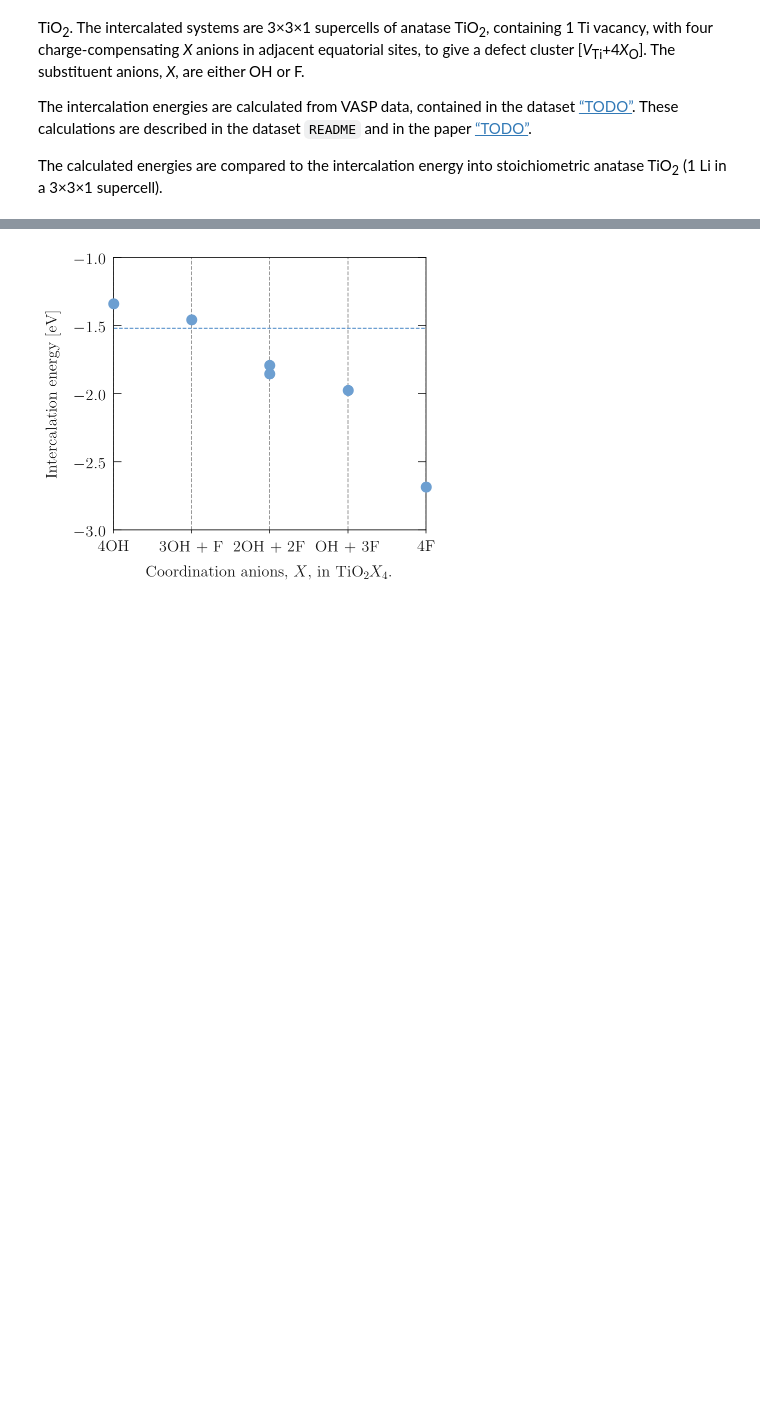
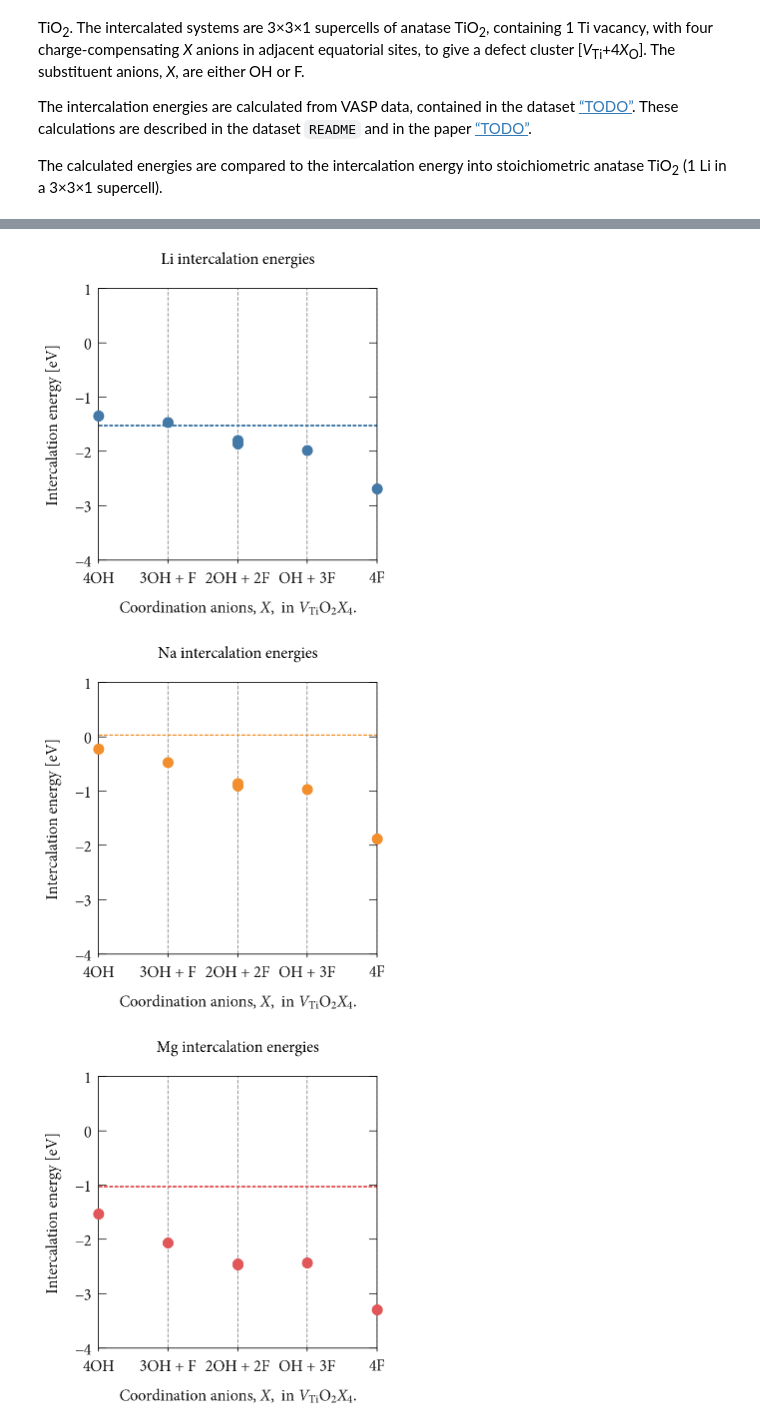
Before and after one commit to bjmorgan/data_F-TiO2_intercalation_anions, a Jupyter notebook: analysis/Intercalation energies.ipynb, the cells around one changed output, grey strips where cells are left out. Saved outputs shown, nothing was run; the diff lists cells and outputs as text; code cells hidden in the pictures; blank space fills up the shorter version.

```diff
--- a/analysis/Intercalation energies.ipynb
+++ b/analysis/Intercalation energies.ipynb
@@ -72,5 +73,7 @@ elemental Li
-# %%
-calculations['elemental Li'] /= calculations['elemental Li'].stoichiometry['Li']
+# %%
+ions = [ 'Li', 'Na', 'Mg', 'Ca', 'Al' ]
+for i in ions:
+    calculations['elemental {}'.format(i)] /= calculations['elemental {}'.format(i)].stoichiometry[i]
 # %%
 to_calculate = [ [ 4, '4F' ],
                  [ 3, '3F+1OH' ],
@@ -82,10 +85,14 @@ to_calculate = [ [ 4, '4F' ],
 to_plot = []
 for n_F, string in to_calculate:
 #     print( n_OH, string )
-    intercalation_energy = delta_E( [ calculations['TiO2 {} stoichiometric'.format( string )], calculations['elemental Li'] ],
-                                    [ calculations['TiO2 {} + Li'.format( string ) ] ] )
-    to_plot.append( [ n_F, intercalation_energy ] )
+    intercalation_energies = [ delta_E( [ calculations['TiO2 {} stoichiometric'.format( string )], calculations['elemental {}'.format(i)] ],
+                                    [ calculations['TiO2 {} + {}'.format( string, i ) ] ] ) for i in ions ]
+    to_plot.append( [n_F] + intercalation_energies )
+
+anatase_intercalation_energies = [ delta_E( [ calculations['stoichiometric anatase'], calculations['elemental {}'.format(i)] ],
+                                            [ calculations['stoichiometric anatase + {}'.format( i ) ] ] )  for i in ions ]
+to_plot.append( ['stoich'] + anatase_intercalation_energies )
 # %%
-df = pd.DataFrame( to_plot, columns=[ 'n_F', 'E_int' ] )
+df = pd.DataFrame( to_plot, columns=[ 'n_F' ]+ions )
 df.round(3)
 # %% [output]
@@ -102,15 +107,22 @@ anatase_intercalation_energy = delta_E( [ calculations['stoichiometric anatase']
 # %%
-f = plt.figure(figsize=(5.6,5.0))
-ax = f.add_subplot(111)
-plt.plot( df['n_F'], df['E_int'], 'o', color=light_blue, clip_on=False, zorder=10 )
-plt.axhline( anatase_intercalation_energy, linestyle='--', color=light_blue )
-plt.xticks( [ 0, 1, 2, 3, 4 ], [ r'4OH', '3OH + F','2OH + 2F','OH + 3F','4F'] )
-plt.xlim( 0, 4 )
-plt.yticks( [ -3.0, -2.5, -2.0, -1.5, -1.0 ] )
-plt.ylim( -3, -1 )
-plt.grid( axis='x', color='grey', linestyle='--')
-plt.ylabel( 'Intercalation energy [eV]' )
-plt.xlabel( r'Coordination anions, $X$,  in TiO$_2X_4$.' )
-plt.savefig( '../figures/Li_intercalation_energies.pdf' )
+%%capture --no-stdout --no-display error
+labels = [ 'a', 'b', 'c', 'd', 'e']
+for c, i in enumerate( ions ):
+    fig, ax = plt.subplots(1, 1, figsize=(5,5))
+    ax.plot( df['n_F'][:-1], df[i][:-1], 'o', color=tableau10[c], clip_on=False, zorder=10 )
+    ax.axhline( df[i].values[-1], linestyle='--', color=tableau10[c] )
+    ax.set_xticks( [ 0, 1, 2, 3, 4 ], [ r'4OH', '3OH + F','2OH + 2F','OH + 3F','4F'] )
+    ax.set_xlim( 0, 4 )
+    ax.set_xticks( [ 0, 1, 2, 3, 4 ] )
+    ax.set_xticklabels( [ r'4OH', '3OH + F','2OH + 2F','OH + 3F','4F'] )
+    ax.set_yticks( [ -4.0, -3.0, -2.0, -1.0, 0.0, +1.0 ] )
+    ax.set_ylim( -4, 1.0 )
+    ax.grid( axis='x', color='grey', linestyle='--')
+    ax.set_ylabel( 'Intercalation energy [eV]' )
+    ax.set_xlabel( r'Coordination anions, $X$,  in $V_\mathrm{Ti}$O$_2X_4$.' )
+    ax.set_title('{} intercalation energies'.format( i ) )
+    plt.savefig( '../figures/{}_intercalation_energies.pdf'.format( i ) )
 # %% [output]
-[figure, old version]
+[figure, new version]
+[figure, added]
+[figure, added]
```
Also changed, not shown: parts of 9 cells of this notebook, 13 other files.
